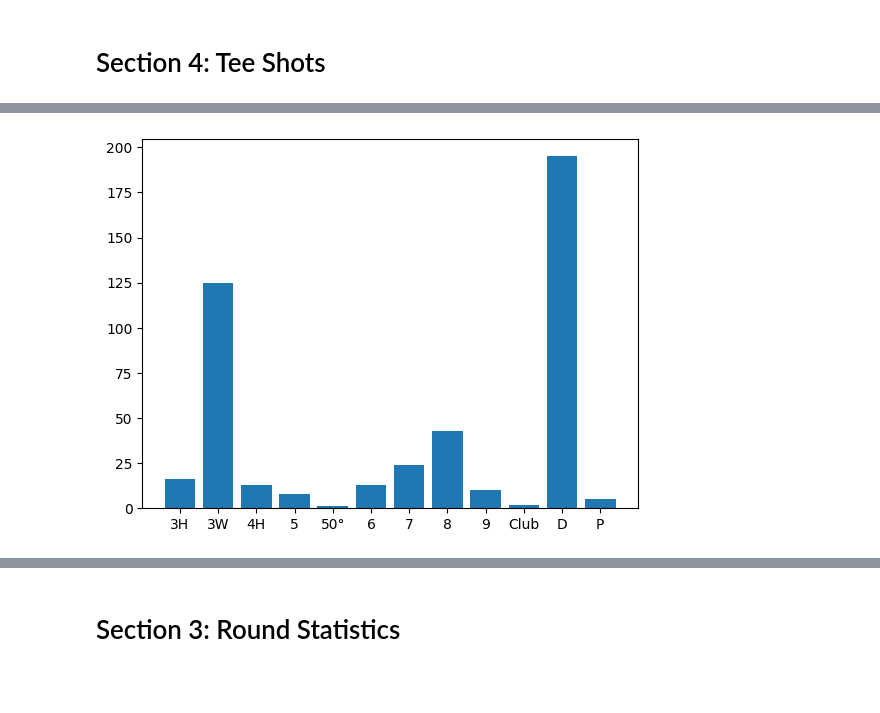
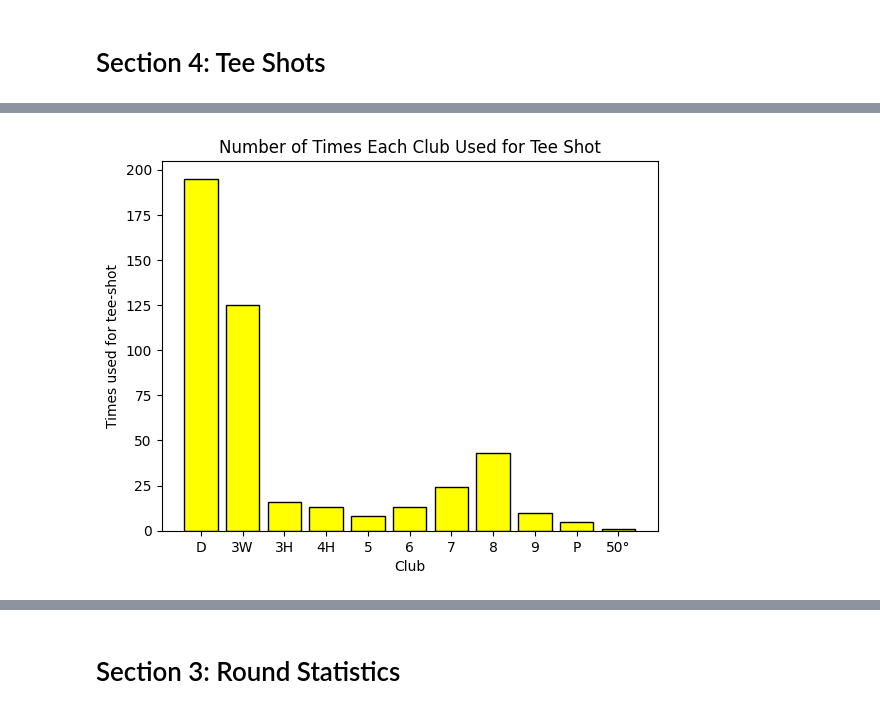
Before and after one commit to evklein/forehead-data-pipelines, a Jupyter notebook: 2024/2024.ipynb, the cells around one changed output, grey strips where cells are left out. Cells and saved outputs as stored; diff of their text form; code cells hidden in the pictures; blank space fills up the shorter version.

```diff
--- a/2024/2024.ipynb
+++ b/2024/2024.ipynb
@@ -352,13 +345,17 @@ tee_strokes = strokes[strokes['stroke_number'] == 1]
+# %%
+# Group tee shots and show basic use stats
+tee_strokes_by_club = tee_strokes.groupby('club')
+
+tee_strokes_by_club_count = tee_strokes_by_club.size()
+tee_strokes_by_club_count = tee_strokes_by_club_count.reindex(clubs_desc)
 # %%
-tee_strokes_by_club = tee_strokes.groupby('club')
-
-tee_strokes_by_club_count = tee_strokes_by_club.size()
-tee_strokes_by_club_count.
-
+# Plot basic tee-shot statistics
 fig = plt.figure()
 ax = fig.add_subplot(1, 1, 1)
-ax.bar(tee_strokes_by_club_count.index, tee_strokes_by_club_count)
-
+ax.bar(tee_strokes_by_club_count.index, tee_strokes_by_club_count, color='yellow', edgecolor='black')
+ax.set_xlabel('Club')
+ax.set_ylabel('Times used for tee-shot')
+ax.set_title('Number of Times Each Club Used for Tee Shot')
 plt.show()
 # %% [output]
-[figure, old version]
+[figure, new version]
```
Also changed, not shown: parts of 4 cells of this notebook.
